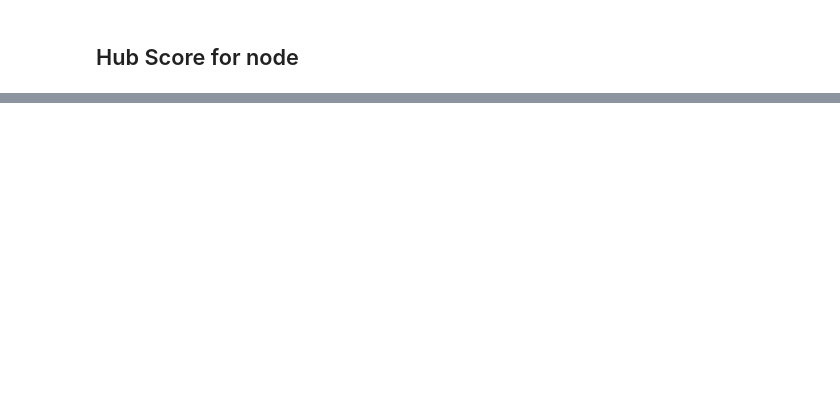
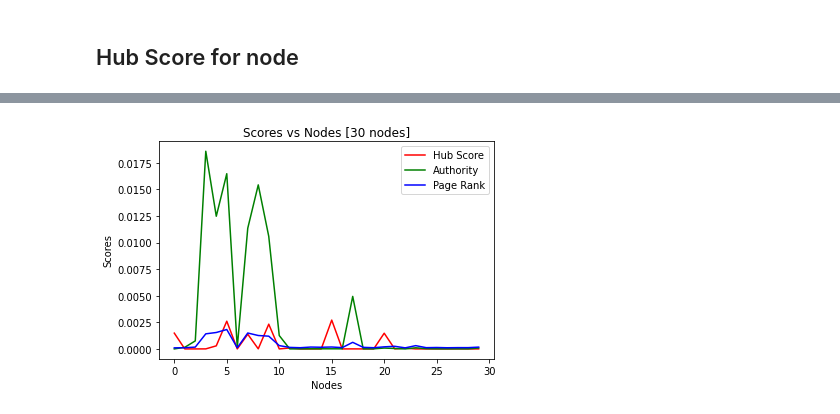
Before and after one commit to PritishWadhwa/CSE508_Winter2023_A3_16, a Jupyter notebook: Q2.ipynb, the cells around one changed output, grey strips where cells are left out. Cells and saved outputs as stored; diff of their text form; code cells hidden in the pictures; blank space fills up the shorter version.

```diff
--- a/Q2.ipynb
+++ b/Q2.ipynb
@@ -108,0 +144,12 @@ Node     Hub
+# %%
+n = 30
+plt.title("Scores vs Nodes [" + str(n) + " nodes]")
+plt.plot(nodeList[:n],hubScoreList[:n], label="Hub Score", color="red")
+plt.plot(nodeList[:n],authorityList[:n], label="Authority", color="green")
+plt.plot(nodeList[:n],pageRankList[:n], label="Page Rank", color="blue")
+plt.xlabel("Nodes")
+plt.ylabel("Scores")
+plt.legend()
+plt.show()
+# %% [output]
+[figure, added]
```
Also changed, not shown: parts of 15 cells of this notebook.
